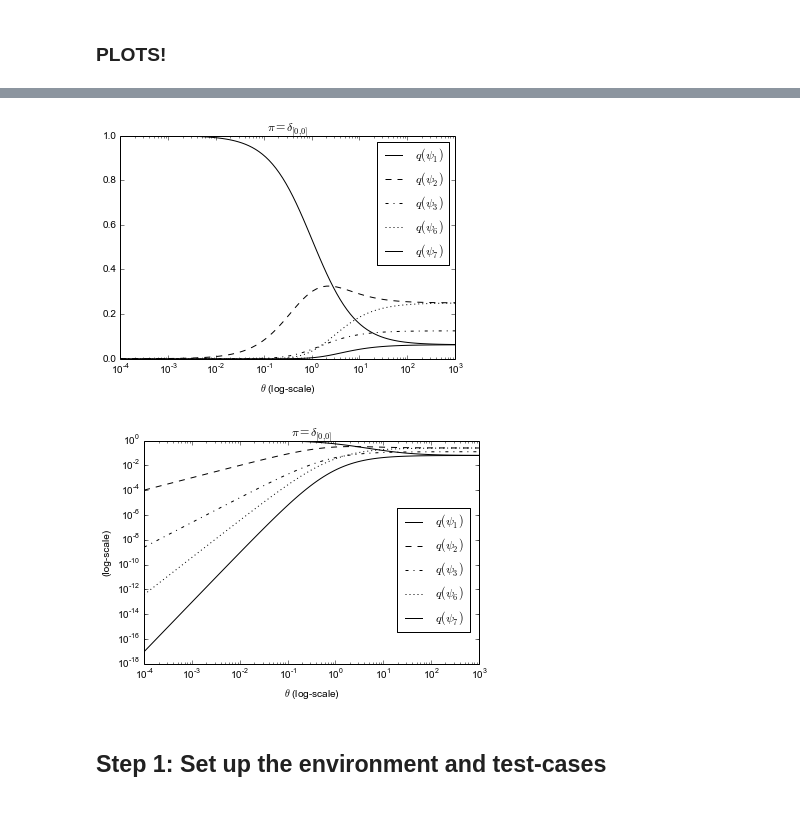
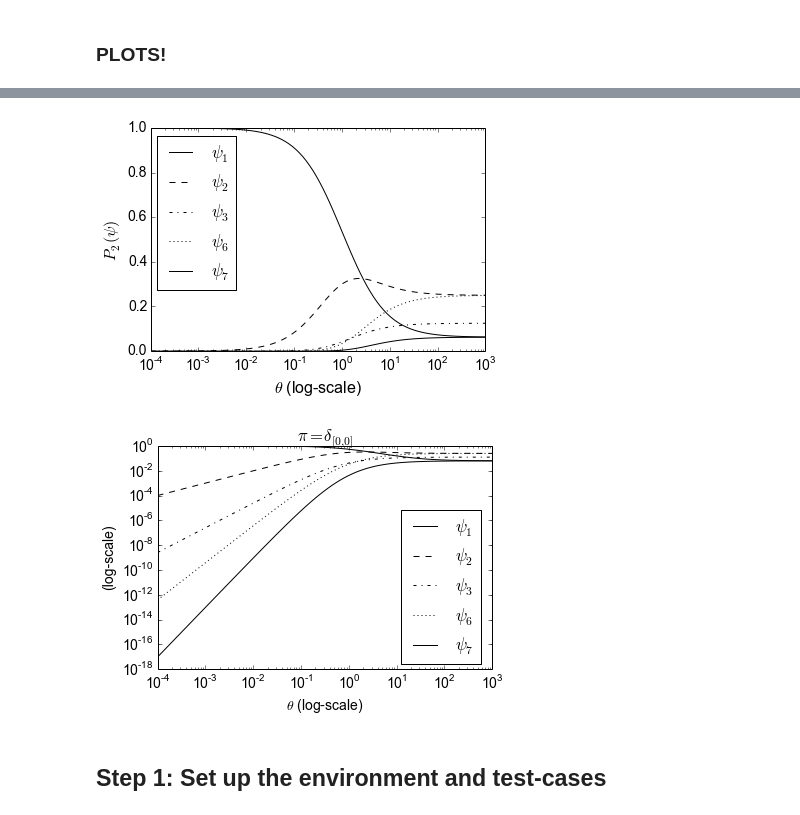
Before and after one commit to Cronjaeger/almost-infinite-sites-recursions, a Jupyter notebook: ipython_notebooks/Generate Plots for Figures 7.ipynb, the cells around one changed output, grey strips where cells are left out. Saved outputs shown, nothing was run; the diff lists cells and outputs as text; code cells hidden in the pictures.

Commit message:
We want better plots (larger fonts, and other small tweaks). Code has been updated accordingly

```diff
--- a/ipython_notebooks/Generate Plots for Figures 7.ipynb
+++ b/ipython_notebooks/Generate Plots for Figures 7.ipynb
@@ -21,3 +23,5 @@ import formula_outline as fo
+# %%
+matplotlib.rcParams.update({'font.size': 14})
 # %% [markdown]
 ## Infinite Sites exact solver
 # %%
@@ -234,13 +238,20 @@ pis_AIS = (pi1_AIS,pi2_AIS)
 solutions_AIS,Ms_AIS,bs_AIS = solve_AIS_recursions(thetas,pis_AIS)
 # %%
 labels = {
-    3: r'$q(\psi_1)$',
-    4: r'$q(\psi_2)$',
-    5: r'$q(\psi_3)$',
-    6: r'$q(\psi_4)$',
-    7: r'$q(\psi_5)$',
-    8: r'$q(\psi_6)$',
-    9: r'$q(\psi_7)$'
+    3: r'$\psi_1$',
+    4: r'$\psi_2$',
+    5: r'$\psi_3$',
+    6: r'$\psi_4$',
+    7: r'$\psi_5$',
+    8: r'$\psi_6$',
+    9: r'$\psi_7$'
+#     3: r'$q(\psi_1)$',
+#     4: r'$q(\psi_2)$',
+#     5: r'$q(\psi_3)$',
+#     6: r'$q(\psi_4)$',
+#     7: r'$q(\psi_5)$',
+#     8: r'$q(\psi_6)$',
+#     9: r'$q(\psi_7)$'
 }
 '''
 [‘solid’ | ‘dashed’, ‘dashdot’, ‘dotted’ | (offset, on-off-dash-seq) | '-' | '--' | '-.' | ':' | 'None' | ' ' | '']
@@ -325,39 +336,40 @@ plt.close()
 plt.figure(3)
 for i in (3,4,5,8,9):
     likelihhods = [solutions_AIS[(theta,pi2_AIS)][i] for theta in thetas]
     plt.plot(thetas,likelihhods, label = labels[i], linestyle = styles[i], color = colors[i])
 plt.xscale('log')
-plt.xlabel(r'$\theta$ (log-scale)')
-plt.title(r'$\pi = \delta_{[0, 0]}$')
-plt.legend()
+plt.xlabel(r'$\theta$ (log-scale)',size='16')
+plt.ylabel(r'$P_2(\psi)$',size='16')
+#plt.title(r'$\pi = \delta_{[0, 0]}$')
+plt.legend(bbox_to_anchor=(0.28,1.0))
 
 figure_paths = generate_figure_paths('AIS_non-symetric_boundary_no_color')
 for path in figure_paths:
     plt.savefig(path)
 
 plt.show()
 plt.close()
 
 plt.figure(4)
 for i in (3,4,5,8,9):
     likelihhods = [solutions_AIS[(theta,pi2_AIS)][i] for theta in thetas]
     plt.plot(thetas,likelihhods, label = labels[i], linestyle = styles[i], color = colors[i])
 plt.xscale('log')
 plt.yscale('log')
 plt.xlabel(r'$\theta$ (log-scale)')
 plt.ylabel('(log-scale)')
 plt.title(r'$\pi = \delta_{[0, 0]}$')
-plt.legend(bbox_to_anchor=(0.99, 0.725))
+plt.legend(bbox_to_anchor=(0.99, 0.75))
 
 figure_paths = generate_figure_paths('AIS_non-symetric_boundary_log-log_no_color')
 for path in figure_paths:
     plt.savefig(path)
 
 plt.show()
 plt.close()
 # %% [output]
-[figure, old version]
+[figure, new version]
-[figure, old version]
+[figure, new version]
 # %% [markdown]
 ## Step 1: Set up the environment and test-cases
 # %% [markdown]
```
Also changed, not shown: parts of 22 cells of this notebook, 2 other files.
